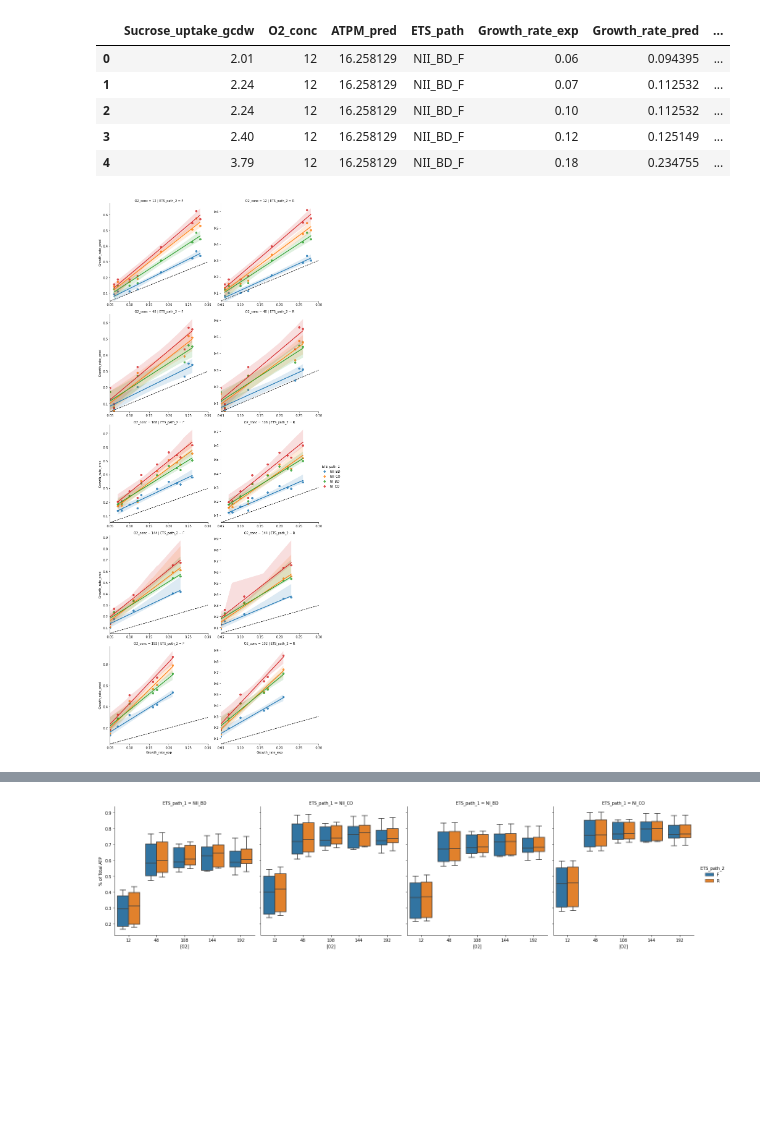
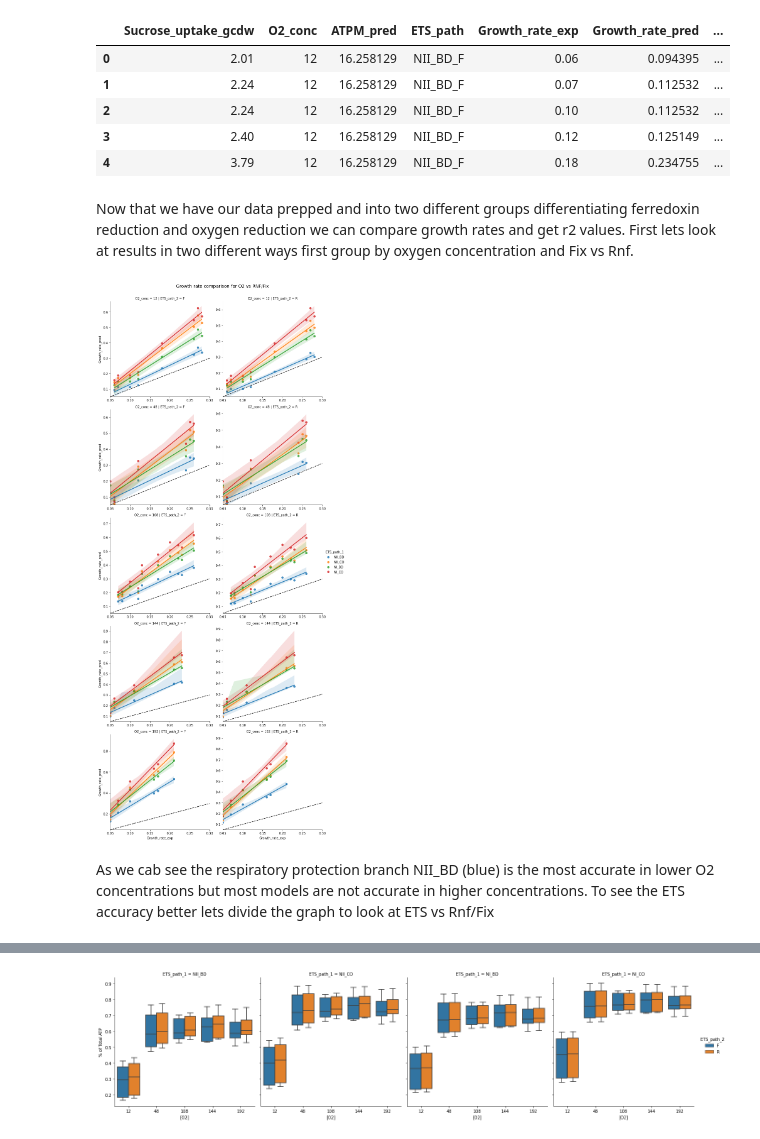
Before and after one commit to alexander-alleman/Azotobactervinelandii_metabolicmodel, a Jupyter notebook: Notebooks/ATPM_compare.ipynb, the cells around one changed output, grey strips where cells are left out. Saved outputs shown, nothing was run; the diff lists cells and outputs as text; code cells hidden in the pictures; blank space fills up the shorter version.

Commit message:
New ATPM compared

```diff
--- a/Notebooks/ATPM_compare.ipynb
+++ b/Notebooks/ATPM_compare.ipynb
@@ -339,15 +331,21 @@ growth_compare.head()
 | 2 | 2.24 | 12 | 16.258129 | NII_BD_F | 0.10 | 0.112532 | ... |
 | 3 | 2.40 | 12 | 16.258129 | NII_BD_F | 0.12 | 0.125149 | ... |
 | 4 | 3.79 | 12 | 16.258129 | NII_BD_F | 0.18 | 0.234755 | ... |
+# %% [markdown]
+Now that we have our data prepped and into two different groups differentiating ferredoxin reduction and oxygen reduction we can compare growth rates and get r2 values. First lets look at results in two different ways first group by oxygen concentration and Fix vs Rnf.
 # %%
 g =sns.lmplot(data = growth_compare, x = 'Growth_rate_exp', y ='Growth_rate_pred', row = "O2_conc", col = 'ETS_path_2', hue = 'ETS_path_1',
               sharey = False, sharex = False)
 for ax in g.axes.flat:
     ax.axline((0, 0), slope=1, ls="--", c = 'k', zorder=0)
 g.set(ylim=(0.05, None), xlim =(0.05, 0.3))
-g.savefig('../Outputs/Maintenance_rates/GR_compare_O2_FR.tiff', dpi = 60)
+g.fig.subplots_adjust(top=0.95)
+g.fig.suptitle('Growth rate comparison for O2 vs RNF/Fix', size = 14)
+g.savefig('../Outputs/ATPM_compare/GR_compare_O2_FR.tiff', dpi = 60)
 # %% [output]
-[figure, old version]
+[figure, new version]
+# %% [markdown]
+As we cab see the respiratory protection branch NII_BD (blue) is the most accurate in lower O2 concentrations but most models are not accurate in higher concentrations. To see the ETS accuracy better lets divide the graph to look at ETS vs Rnf/Fix
 # %%
 g =sns.lmplot(data = growth_compare, x = 'Growth_rate_exp', y ='Growth_rate_pred', row = 'ETS_path_1', col = 'ETS_path_2', hue = "O2_conc",
               sharey = True, sharex = False)
```
Also changed, not shown: parts of 15 cells of this notebook, 5 other files.
